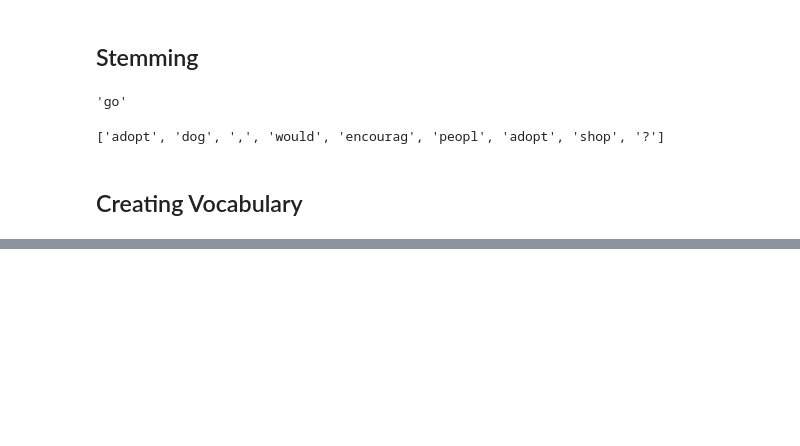
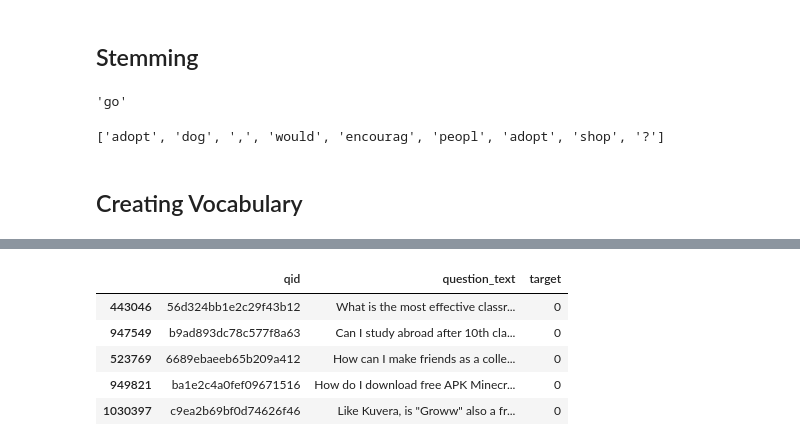
Before and after one commit to INCREDIBLE-AURNOB/NLP, a Jupyter notebook: Text_classification_bag_of_words_.ipynb, the cells around one changed output, grey strips where cells are left out. Cells and saved outputs as stored; diff of their text form; code cells hidden in the pictures; blank space fills up the shorter version.

```diff
--- a/Text_classification_bag_of_words_.ipynb
+++ b/Text_classification_bag_of_words_.ipynb
@@ -295,0 +326,11 @@ q0_stm
+# %%
+small_df=sample_df[:5]
+# %%
+small_df
+# %% [output]
+|  | qid | question_text | target |
+| 443046 | 56d324bb1e2c29f43b12 | What is the most effective classr... | 0 |
+| 947549 | b9ad893dc78c577f8a63 | Can I study abroad after 10th cla... | 0 |
+| 523769 | 6689ebaeeb65b209a412 | How can I make friends as a colle... | 0 |
+| 949821 | ba1e2c4a0fef09671516 | How do I download free APK Minecr... | 0 |
+| 1030397 | c9ea2b69bf0d74626f46 | Like Kuvera, is "Groww" also a fr... | 0 |
```
Also changed, not shown: parts of 19 cells of this notebook.
